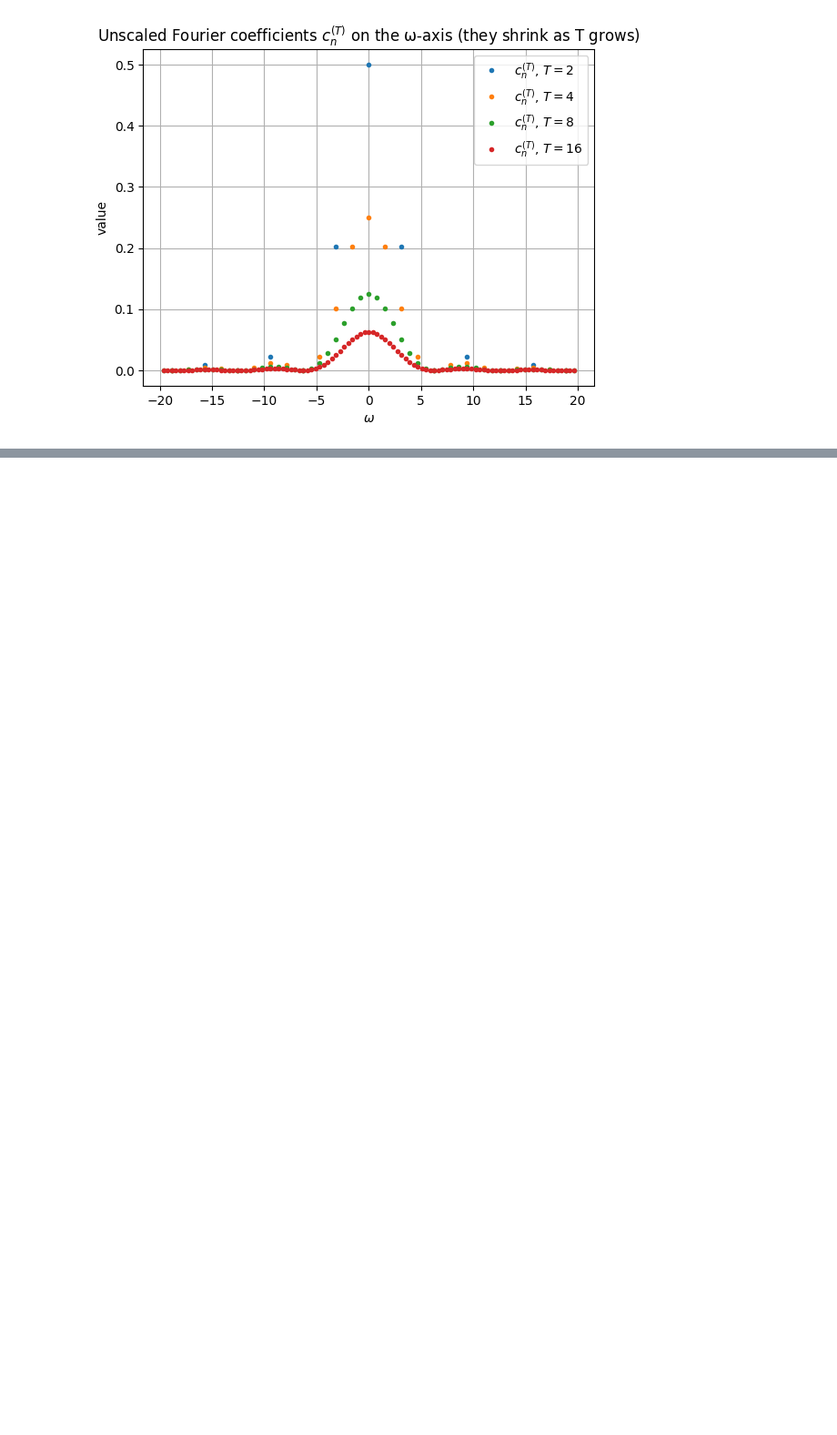
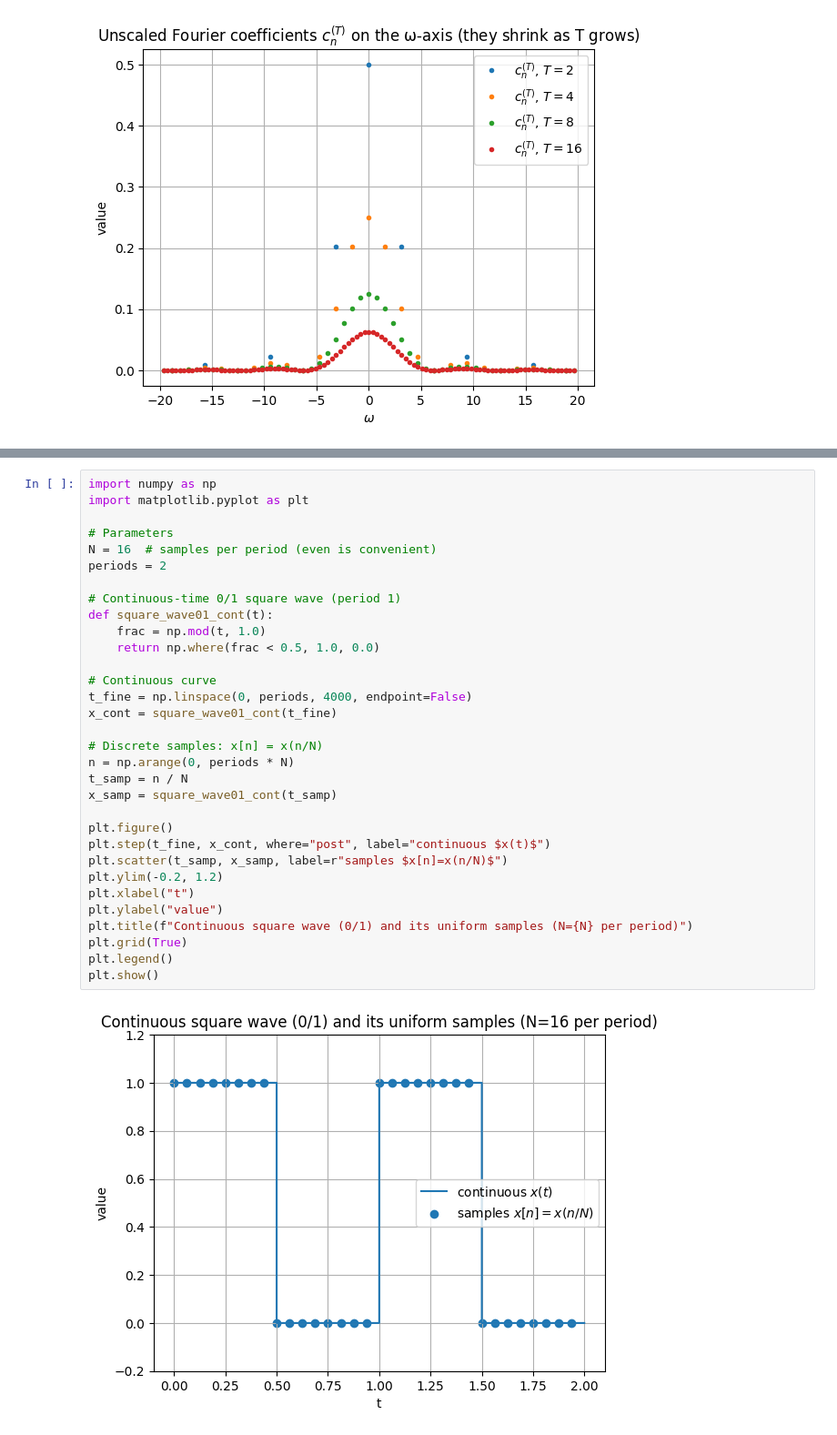
Before and after one commit to mouak-ayoub/applied-machine-learning-and-vision, a Jupyter notebook: computer-vision/fourier.ipynb, the cells around one changed output, grey strips where cells are left out. Shown at 91% size. Drawn from its saved outputs; the diff is of its cells as text; blank space fills up the shorter version.

```diff
--- a/computer-vision/fourier.ipynb
+++ b/computer-vision/fourier.ipynb
@@ -381,0 +412,34 @@ plt.show()
+# %%
+import numpy as np
+import matplotlib.pyplot as plt
+
+# Parameters
+N = 16  # samples per period (even is convenient)
+periods = 2
+
+# Continuous-time 0/1 square wave (period 1)
+def square_wave01_cont(t):
+    frac = np.mod(t, 1.0)
+    return np.where(frac < 0.5, 1.0, 0.0)
+
+# Continuous curve
+t_fine = np.linspace(0, periods, 4000, endpoint=False)
+x_cont = square_wave01_cont(t_fine)
+
+# Discrete samples: x[n] = x(n/N)
+n = np.arange(0, periods * N)
+t_samp = n / N
+x_samp = square_wave01_cont(t_samp)
+
+plt.figure()
+plt.step(t_fine, x_cont, where="post", label="continuous $x(t)$")
+plt.scatter(t_samp, x_samp, label=r"samples $x[n]=x(n/N)$")
+plt.ylim(-0.2, 1.2)
+plt.xlabel("t")
+plt.ylabel("value")
+plt.title(f"Continuous square wave (0/1) and its uniform samples (N={N} per period)")
+plt.grid(True)
+plt.legend()
+plt.show()
+# %% [output]
+[figure, added]
```
Also changed, not shown: parts of 6 cells of this notebook, 2 other files.
